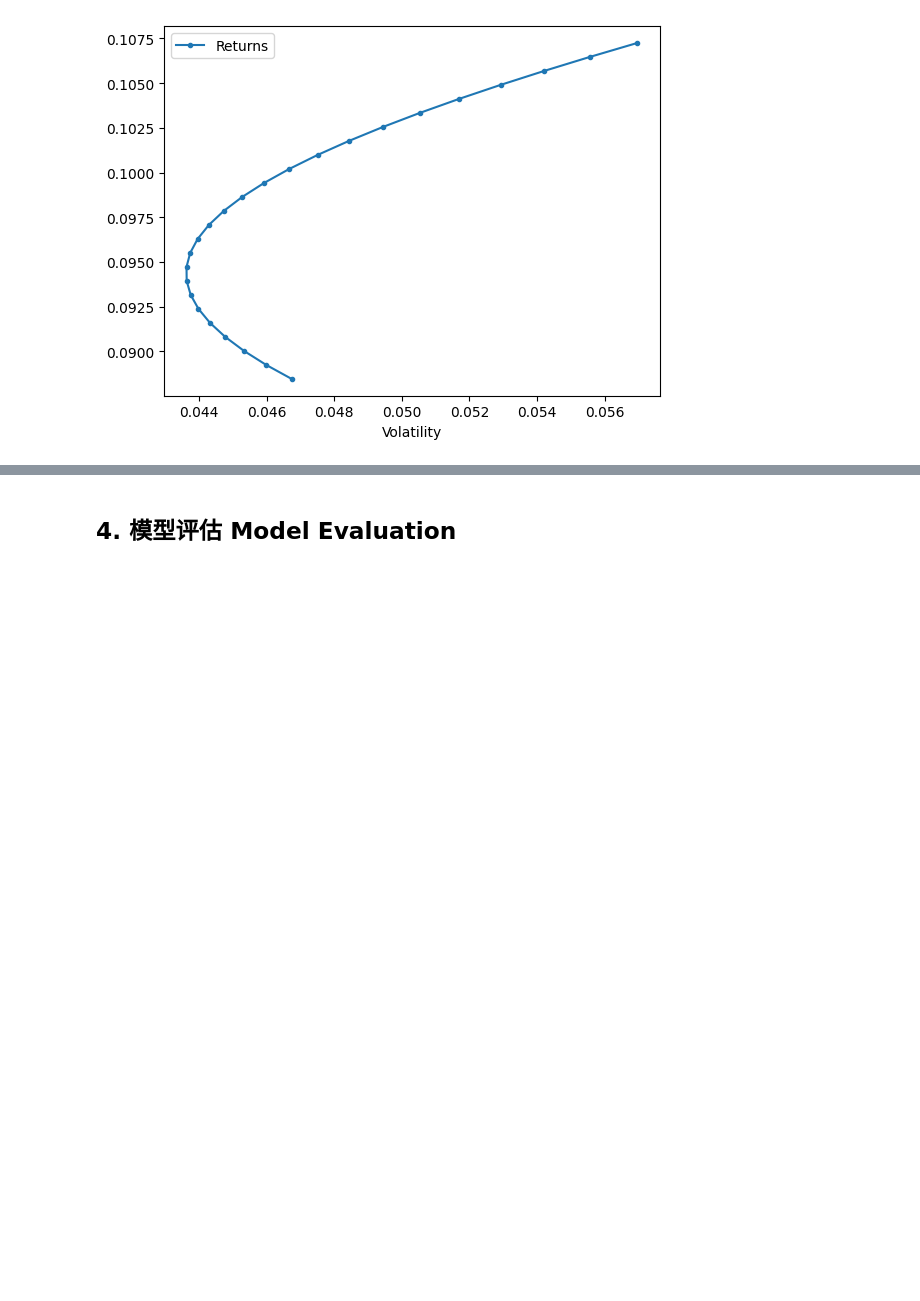
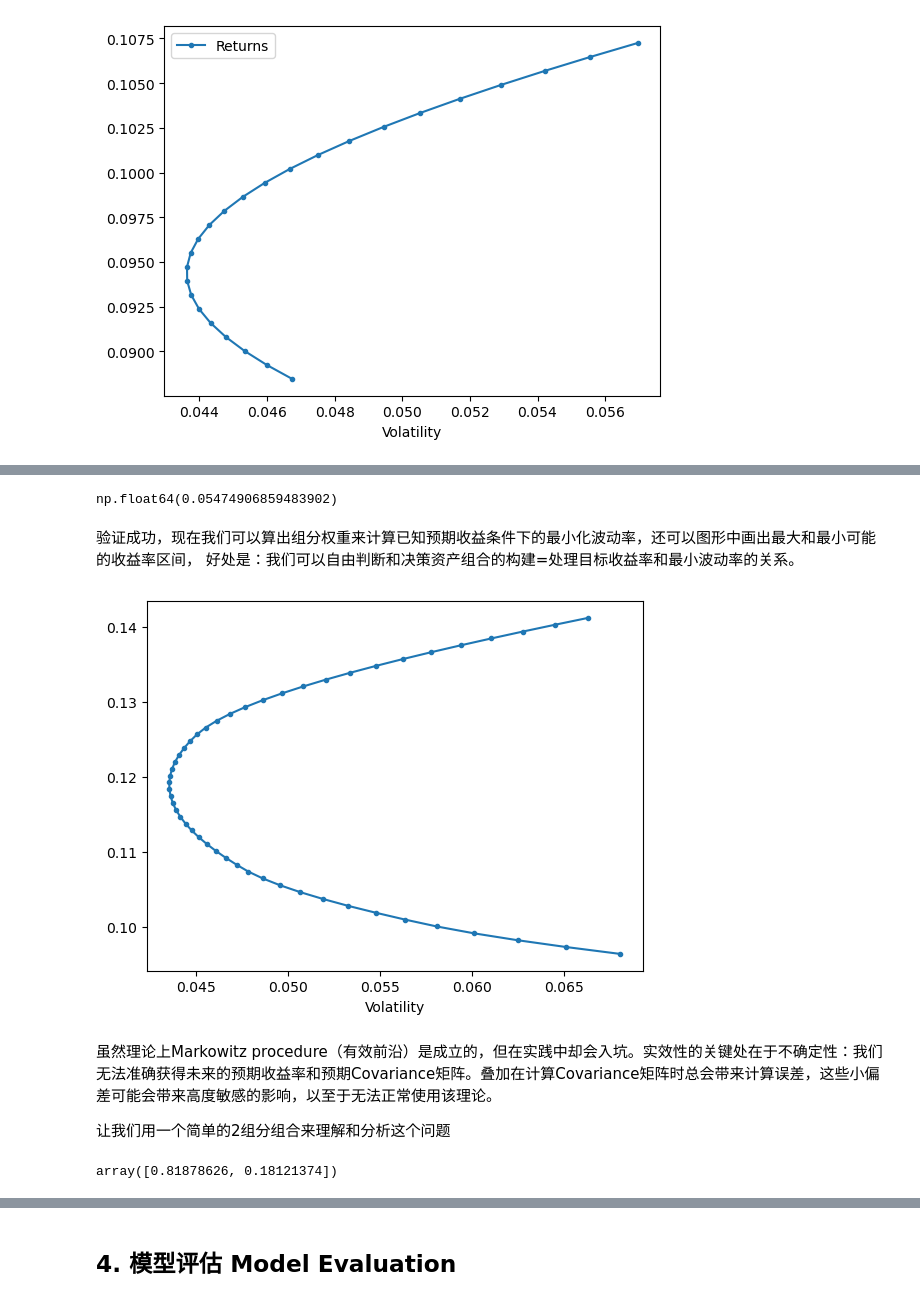
Before and after one commit to WH1994cn/b_python_dshb_cn, a Jupyter notebook: docs/Chapter03/ds_pandas_proj02.ipynb, the cells around one changed output, grey strips where cells are left out. Saved outputs shown, nothing was run; the diff lists cells and outputs as text; code cells hidden in the pictures; blank space fills up the shorter version.

```diff
--- a/docs/Chapter03/ds_pandas_proj02.ipynb
+++ b/docs/Chapter03/ds_pandas_proj02.ipynb
@@ -793,0 +806,29 @@ myfin.plot_ef_2ass(25, an_ret[cl2].values, cov.loc[cl2, cl2])
+# %%
+#学习函数 minimize_vol
+# 用一个EF曲线上的点来测试验证
+weights_test= myfin.minimize_vol(0.106, an_ret[cl2], cov.loc[cl2, cl2])
+vol_test = myfin.portfolio_vol(weights_test, cov.loc[cl2, cl2])
+vol_test
+# %% [output]
+np.float64(0.05474906859483902)
+# %% [markdown]
+验证成功，现在我们可以算出组分权重来计算已知预期收益条件下的最小化波动率，还可以图形中画出最大和最小可能的收益率区间， 好处是：我们可以自由判断和决策资产组合的构建=处理目标收益率和最小波动率的关系。
+# %%
+cl3 = ["Smoke", "Fin", "Oil", "Meals"]
+ef3=myfin.plot_ef(50, an_ret[cl3], cov.loc[cl3, cl3])
+# %% [output]
+[figure, added]
+# %% [markdown]
+虽然理论上Markowitz procedure（有效前沿）是成立的，但在实践中却会入坑。实效性的关键处在于不确定性：我们无法准确获得未来的预期收益率和预期Covariance矩阵。叠加在计算Covariance矩阵时总会带来计算误差，这些小偏差可能会带来高度敏感的影响，以至于无法正常使用该理论。
+
+让我们用一个简单的2组分组合来理解和分析这个问题
+# %%
+#构建一个测试组合
+ind4=myfin.get_ind_returns()
+rets4=myfin.annualize_rets(ind4["1996":"2000"], 12)
+cov4 = ind4["1996":"2000"].cov()
+cl4=["Food","Steel"]
+wet4=myfin.msr(0.03, rets4[cl4], cov4.loc[cl4, cl4])
+wet4
+# %% [output]
+array([0.81878626, 0.18121374])
```
Also changed, not shown: parts of 12 cells of this notebook, 1 other file.
